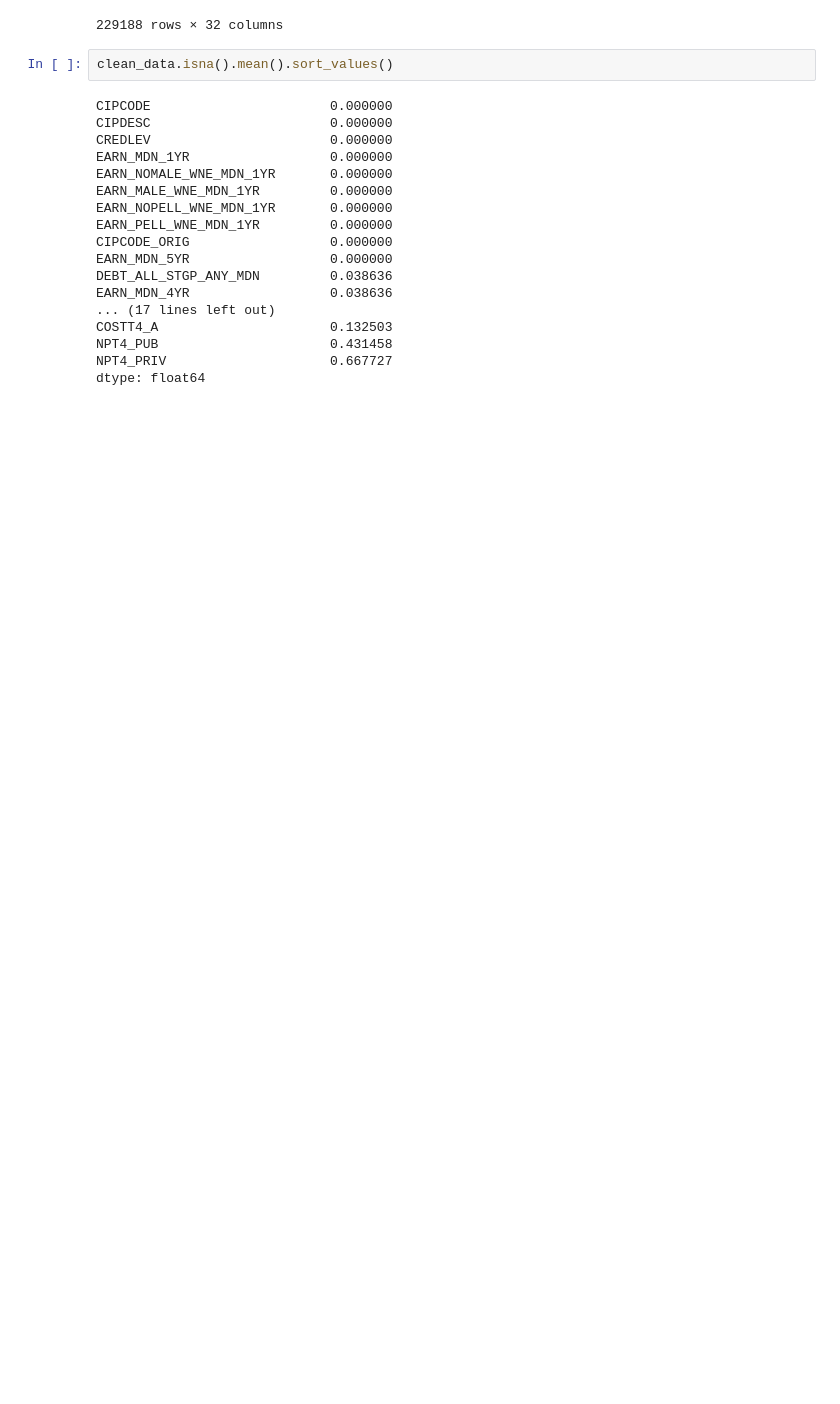
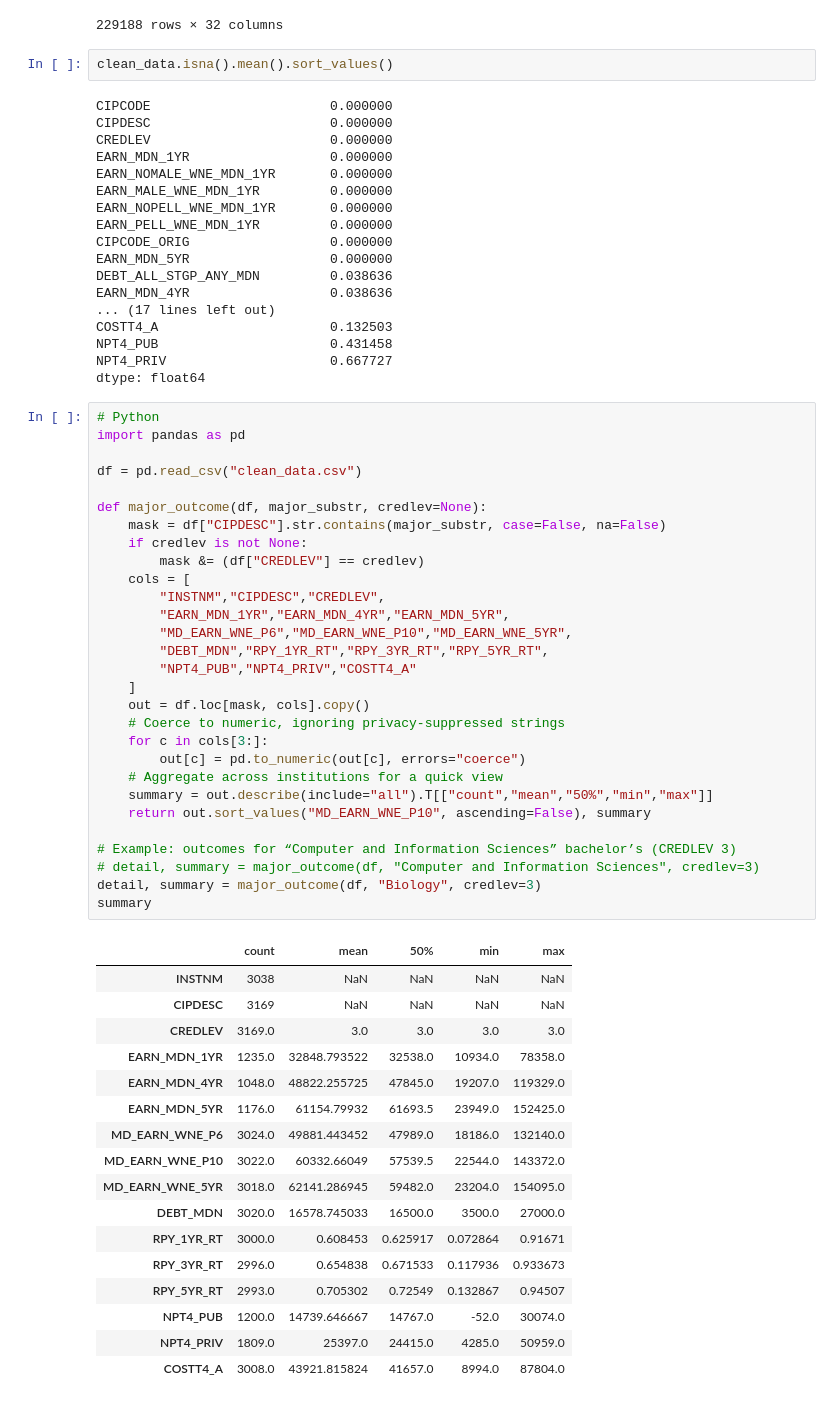
Before and after one commit to thinklab/majorfinder, a Jupyter notebook: data/clean/analysis.ipynb, the cells around one changed output. Cells and saved outputs as stored; diff of their text form; blank space fills up the shorter version.

Commit message:
add select major notebook

```diff
--- a/data/clean/analysis.ipynb
+++ b/data/clean/analysis.ipynb
@@ -77,3 +77,50 @@ COSTT4_A                      0.132503
 NPT4_PUB                      0.431458
 NPT4_PRIV                     0.667727
 dtype: float64
+# %%
+# Python
+import pandas as pd
+
+df = pd.read_csv("clean_data.csv")
+
+def major_outcome(df, major_substr, credlev=None):
+    mask = df["CIPDESC"].str.contains(major_substr, case=False, na=False)
+    if credlev is not None:
+        mask &= (df["CREDLEV"] == credlev)
+    cols = [
+        "INSTNM","CIPDESC","CREDLEV",
+        "EARN_MDN_1YR","EARN_MDN_4YR","EARN_MDN_5YR",
+        "MD_EARN_WNE_P6","MD_EARN_WNE_P10","MD_EARN_WNE_5YR",
+        "DEBT_MDN","RPY_1YR_RT","RPY_3YR_RT","RPY_5YR_RT",
+        "NPT4_PUB","NPT4_PRIV","COSTT4_A"
+    ]
+    out = df.loc[mask, cols].copy()
+    # Coerce to numeric, ignoring privacy-suppressed strings
+    for c in cols[3:]:
+        out[c] = pd.to_numeric(out[c], errors="coerce")
+    # Aggregate across institutions for a quick view
+    summary = out.describe(include="all").T[["count","mean","50%","min","max"]]
+    return out.sort_values("MD_EARN_WNE_P10", ascending=False), summary
+
+# Example: outcomes for “Computer and Information Sciences” bachelor’s (CREDLEV 3)
+# detail, summary = major_outcome(df, "Computer and Information Sciences", credlev=3)
+detail, summary = major_outcome(df, "Biology", credlev=3)
+summary
+# %% [output]
+|  | count | mean | 50% | min | max |
+| INSTNM | 3038 | NaN | NaN | NaN | NaN |
+| CIPDESC | 3169 | NaN | NaN | NaN | NaN |
+| CREDLEV | 3169.0 | 3.0 | 3.0 | 3.0 | 3.0 |
+| EARN_MDN_1YR | 1235.0 | 32848.793522 | 32538.0 | 10934.0 | 78358.0 |
+| EARN_MDN_4YR | 1048.0 | 48822.255725 | 47845.0 | 19207.0 | 119329.0 |
+| EARN_MDN_5YR | 1176.0 | 61154.79932 | 61693.5 | 23949.0 | 152425.0 |
+| MD_EARN_WNE_P6 | 3024.0 | 49881.443452 | 47989.0 | 18186.0 | 132140.0 |
+| MD_EARN_WNE_P10 | 3022.0 | 60332.66049 | 57539.5 | 22544.0 | 143372.0 |
+| MD_EARN_WNE_5YR | 3018.0 | 62141.286945 | 59482.0 | 23204.0 | 154095.0 |
+| DEBT_MDN | 3020.0 | 16578.745033 | 16500.0 | 3500.0 | 27000.0 |
+| RPY_1YR_RT | 3000.0 | 0.608453 | 0.625917 | 0.072864 | 0.91671 |
+| RPY_3YR_RT | 2996.0 | 0.654838 | 0.671533 | 0.117936 | 0.933673 |
+| RPY_5YR_RT | 2993.0 | 0.705302 | 0.72549 | 0.132867 | 0.94507 |
+| NPT4_PUB | 1200.0 | 14739.646667 | 14767.0 | -52.0 | 30074.0 |
+| NPT4_PRIV | 1809.0 | 25397.0 | 24415.0 | 4285.0 | 50959.0 |
+| COSTT4_A | 3008.0 | 43921.815824 | 41657.0 | 8994.0 | 87804.0 |
```
Also changed, not shown: parts of 9 cells of this notebook, 5 other files.
